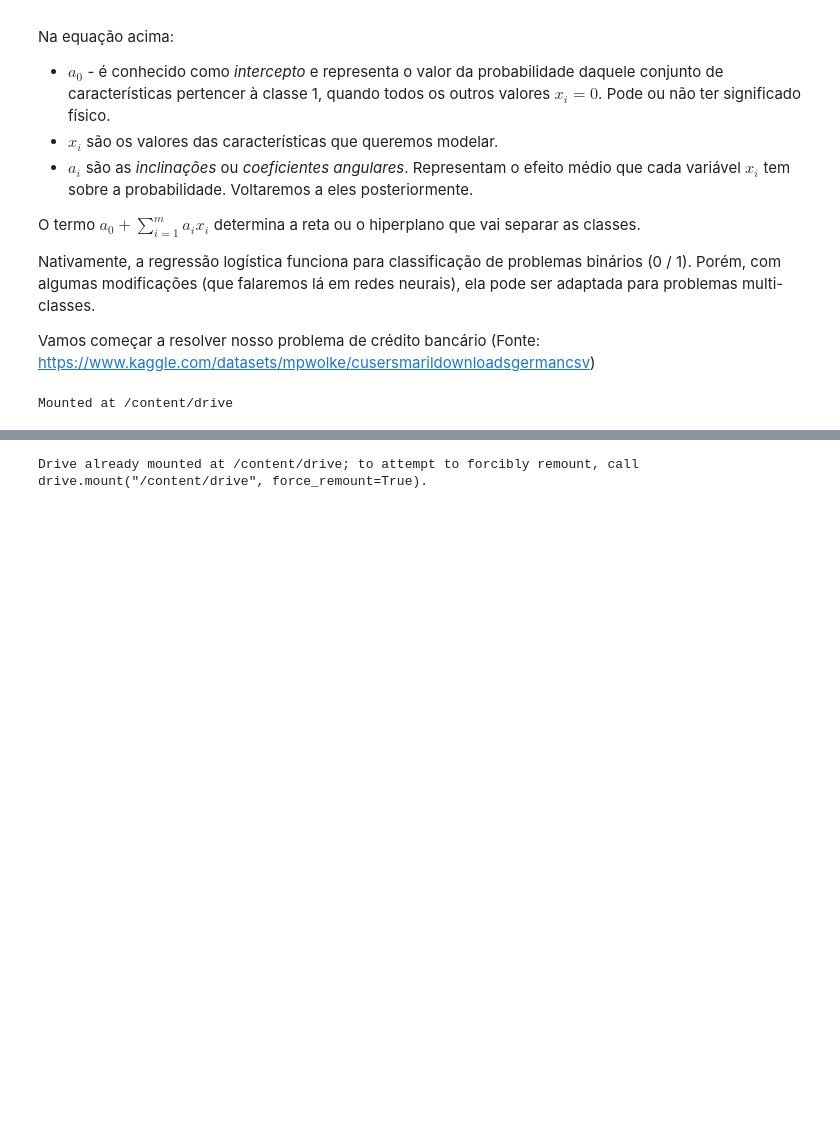
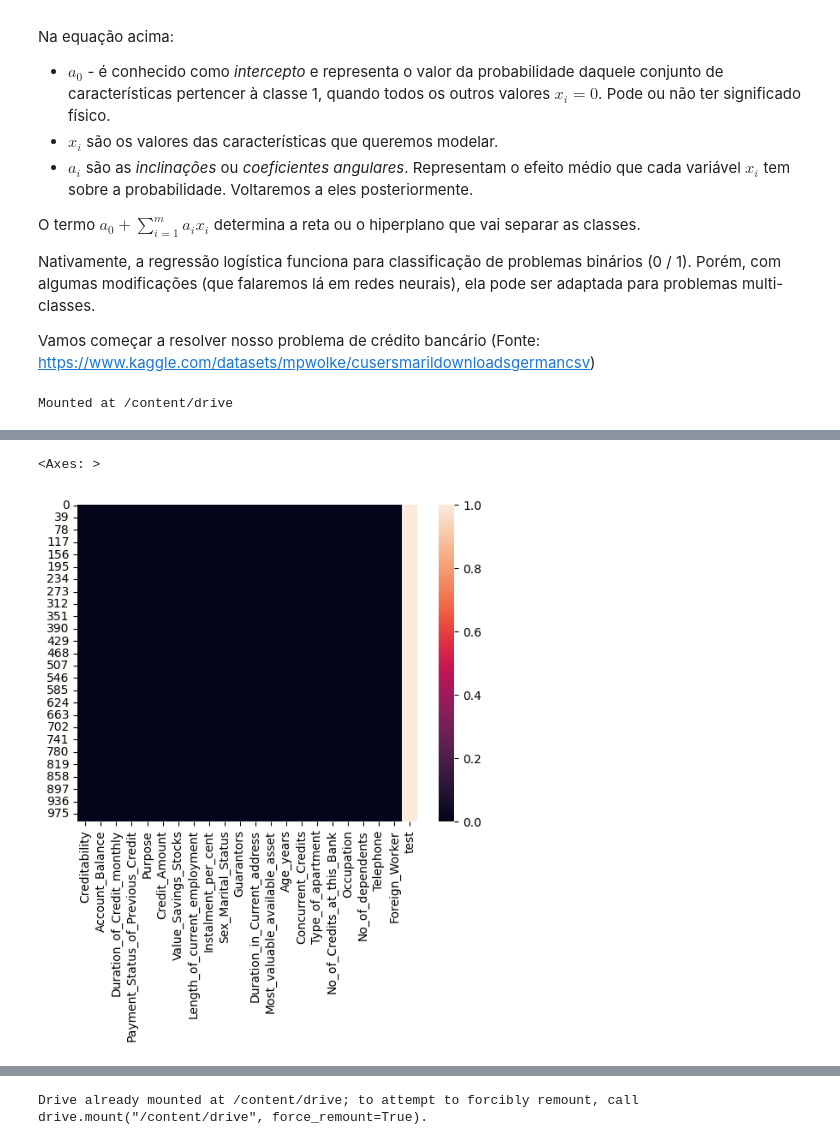
Before and after one commit to echer/mit-inteligencia-artificial-machine-learning-deep-learning-infnet-2025-01, a Jupyter notebook: ALGORITMOS DE IA/2_regressao_logistica (aula 4).ipynb, the cells around one changed output, grey strips where cells are left out. Saved outputs shown, nothing was run; the diff lists cells and outputs as text; code cells hidden in the pictures; blank space fills up the shorter version.

```diff
--- a/ALGORITMOS DE IA/2_regressao_logistica (aula 4).ipynb
+++ b/ALGORITMOS DE IA/2_regressao_logistica (aula 4).ipynb
@@ -32,0 +102,6 @@ Mounted at /content/drive
+# %%
+# analise de dados nullos - forma 3
+sns.heatmap(data.isna(), vmin=0, vmax=1)
+# %% [output]
+<Axes: >
+[figure, added]
```
Also changed, not shown: parts of 22 cells of this notebook, 1 other file.
